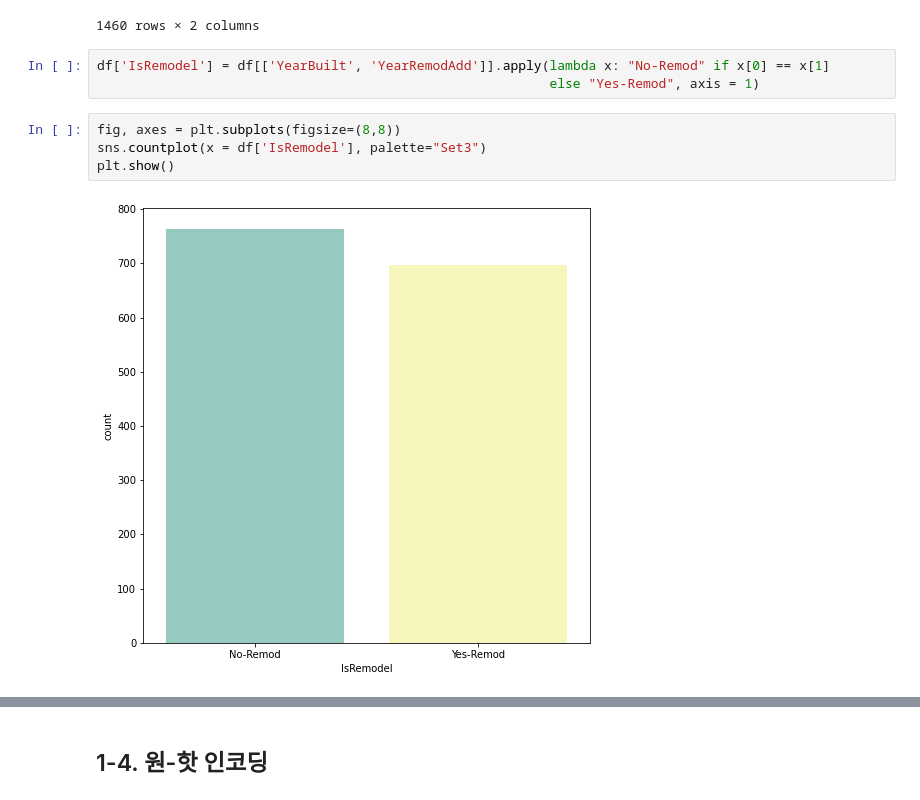
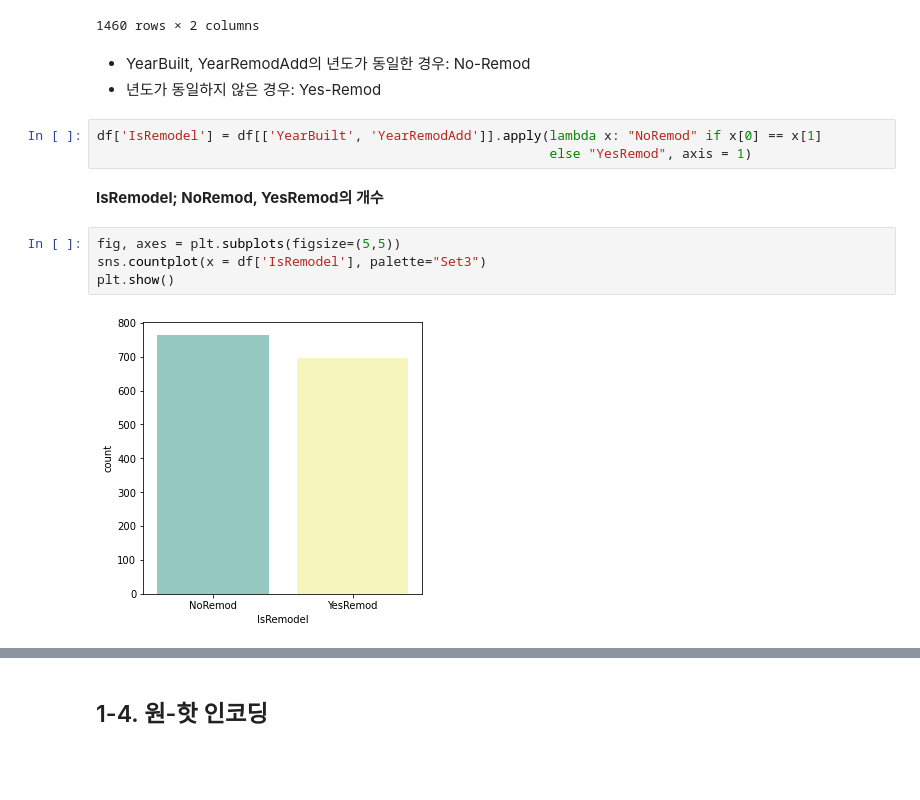
Before and after one commit to bmr03016/House-Prices, a Jupyter notebook: housing.ipynb, the cells around one changed output, grey strips where cells are left out. Drawn from its saved outputs; the diff is of its cells as text; blank space fills up the shorter version.

```diff
--- a/housing.ipynb
+++ b/housing.ipynb
@@ -151,13 +165,18 @@ df[['YearBuilt', 'YearRemodAdd']]
 | 1458 | 1950 | 1996 |
 | 1459 | 1965 | 1965 |
 1460 rows × 2 columns
+# %% [markdown]
+- YearBuilt, YearRemodAdd의 년도가 동일한 경우: No-Remod
+- 년도가 동일하지 않은 경우: Yes-Remod
 # %%
-df['IsRemodel'] = df[['YearBuilt', 'YearRemodAdd']].apply(lambda x: "No-Remod" if x[0] == x[1]
-                                                          else "Yes-Remod", axis = 1)
+df['IsRemodel'] = df[['YearBuilt', 'YearRemodAdd']].apply(lambda x: "NoRemod" if x[0] == x[1]
+                                                          else "YesRemod", axis = 1)
+# %% [markdown]
+**IsRemodel; NoRemod, YesRemod의 개수**
 # %%
-fig, axes = plt.subplots(figsize=(8,8))
+fig, axes = plt.subplots(figsize=(5,5))
 sns.countplot(x = df['IsRemodel'], palette="Set3")
 plt.show()
 # %% [output]
-[figure, old version]
+[figure, new version]
 # %%
```
Also changed, not shown: parts of 58 cells of this notebook.
